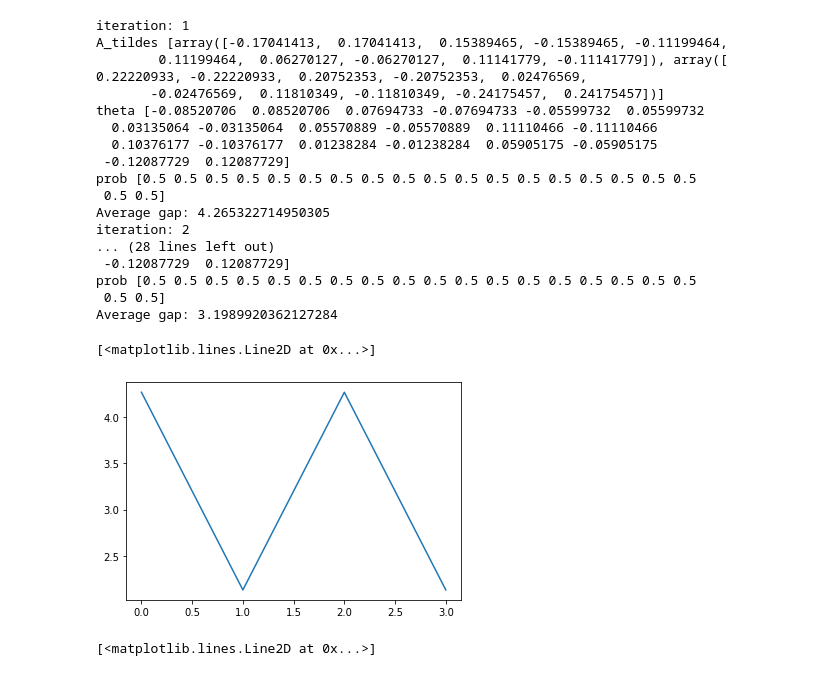
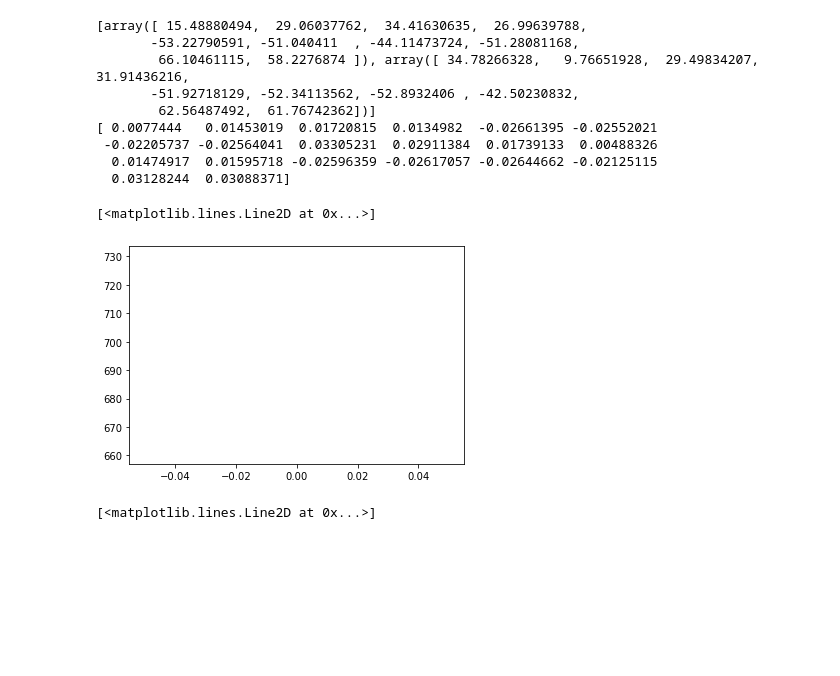
Before and after one commit to sundave1998/ARNPG-MORL, a Jupyter notebook: Tabular MDP (oracle)/CTDE.ipynb, the cells around one changed output. Cells and saved outputs as stored; diff of their text form; code cells hidden in the pictures; blank space fills up the shorter version.

```diff
--- a/Tabular MDP (oracle)/CTDE.ipynb
+++ b/Tabular MDP (oracle)/CTDE.ipynb
@@ -59,47 +59,40 @@ temp.step = 0.1
 temp.theta = np.zeros(shape=n* s* a)
 # %%
 temp = MARL_agent(rewards, s, a, rho, gamma, n, prob_transition)
-temp.tau = 0
-temp.step = 0.1
+temp.tau = 100
+temp.step = 0.0001
 # temp.theta = np.random.uniform(0, 1, size=n* s* a)
 temp.theta = np.zeros(shape=n* s* a)
 
-N = 2
+N = 1
 for i in tqdm(range(N)):
-    temp.theta = np.zeros(shape=n* s* a)
+    # temp.theta = np.zeros(shape=n* s* a)
 
-    temp.NPG_entropy_step(verbose = True)
-#     temp.NPG_entropy_step(verbose = False)
-    temp.theta = np.zeros(shape=n* s* a)
+    # temp.NPG_entropy_step(verbose = False)
+    # temp.NPG_entropy_step(verbose = False)
+    # temp.theta = np.zeros(shape=n* s* a)
 
-    temp.NPG_entropy_step_change(verbose = True)
+    temp.NPG_entropy_step_change(verbose = False)
+print(temp.theta)
 
 # temp.NPG_entropy_step(verbose = True)
 #     temp.NPG_entropy_step(verbose = False)
 #     print("prob", temp.theta_to_policy())
 plt.plot(temp.gap)
 # print(temp.gap)
 # plt.plot(temp.avg_gap)
 # %% [output]
-iteration: 1
-A_tildes [array([-0.17041413,  0.17041413,  0.15389465, -0.15389465, -0.11199464,
-        0.11199464,  0.06270127, -0.06270127,  0.11141779, -0.11141779]), array([ 0.22220933, -0.22220933,  0.20752353, -0.20752353,  0.02476569,
-       -0.02476569,  0.11810349, -0.11810349, -0.24175457,  0.24175457])]
-theta [-0.08520706  0.08520706  0.07694733 -0.07694733 -0.05599732  0.05599732
-  0.03135064 -0.03135064  0.05570889 -0.05570889  0.11110466 -0.11110466
-  0.10376177 -0.10376177  0.01238284 -0.01238284  0.05905175 -0.05905175
- -0.12087729  0.12087729]
-prob [0.5 0.5 0.5 0.5 0.5 0.5 0.5 0.5 0.5 0.5 0.5 0.5 0.5 0.5 0.5 0.5 0.5 0.5
- 0.5 0.5]
-Average gap: 4.265322714950305
-iteration: 2
-... (28 lines left out)
- -0.12087729  0.12087729]
-prob [0.5 0.5 0.5 0.5 0.5 0.5 0.5 0.5 0.5 0.5 0.5 0.5 0.5 0.5 0.5 0.5 0.5 0.5
- 0.5 0.5]
-Average gap: 3.1989920362127284
+[array([ 15.48880494,  29.06037762,  34.41630635,  26.99639788,
+       -53.22790591, -51.040411  , -44.11473724, -51.28081168,
+        66.10461115,  58.2276874 ]), array([ 34.78266328,   9.76651928,  29.49834207,  31.91436216,
+       -51.92718129, -52.34113562, -52.8932406 , -42.50230832,
+        62.56487492,  61.76742362])]
+[ 0.0077444   0.01453019  0.01720815  0.0134982  -0.02661395 -0.02552021
+ -0.02205737 -0.02564041  0.03305231  0.02911384  0.01739133  0.00488326
+  0.01474917  0.01595718 -0.02596359 -0.02617057 -0.02644662 -0.02125115
+  0.03128244  0.03088371]
 [<matplotlib.lines.Line2D at 0x...>]
-[figure, old version]
+[figure, new version]
 # %%
 # plt.plot(np.log(n*5*np.log(2)-temp.gap))
 # %% [output]
```
Also changed, not shown: parts of 1 cell of this notebook, 4 other files.
